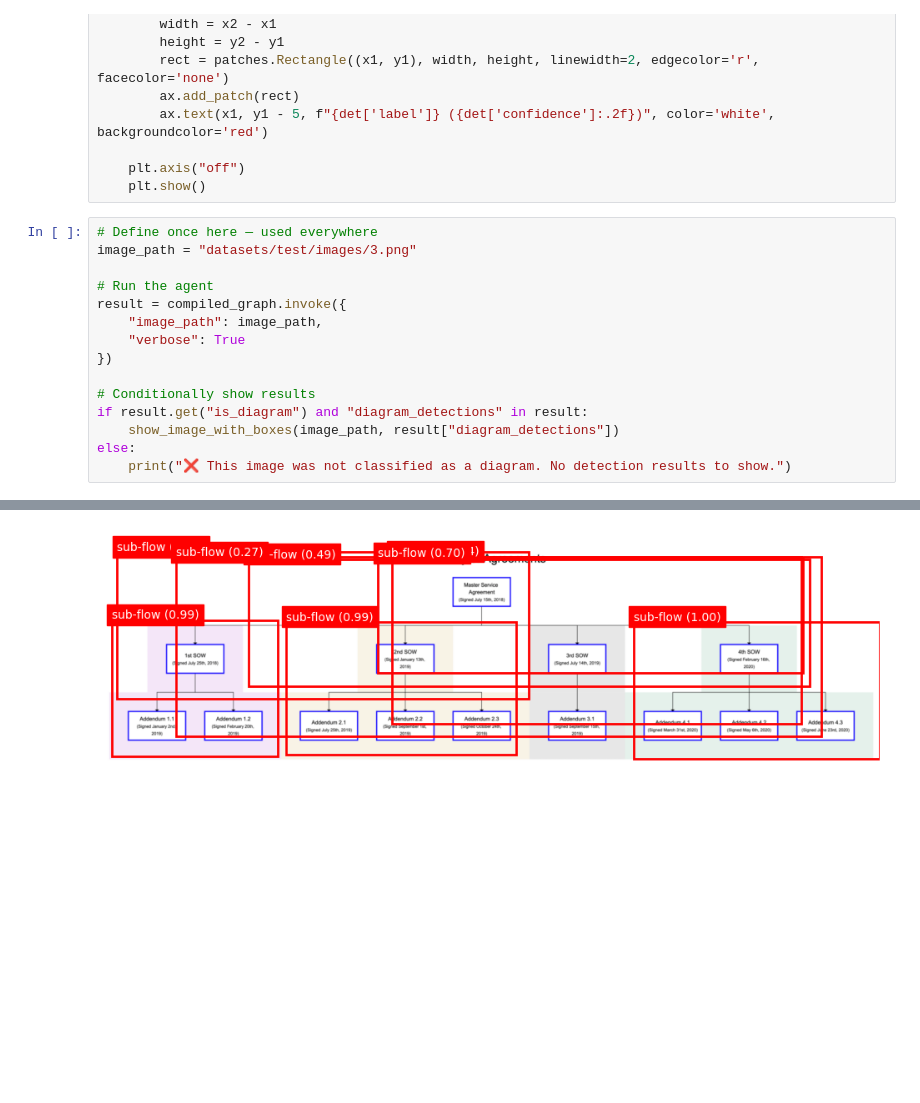
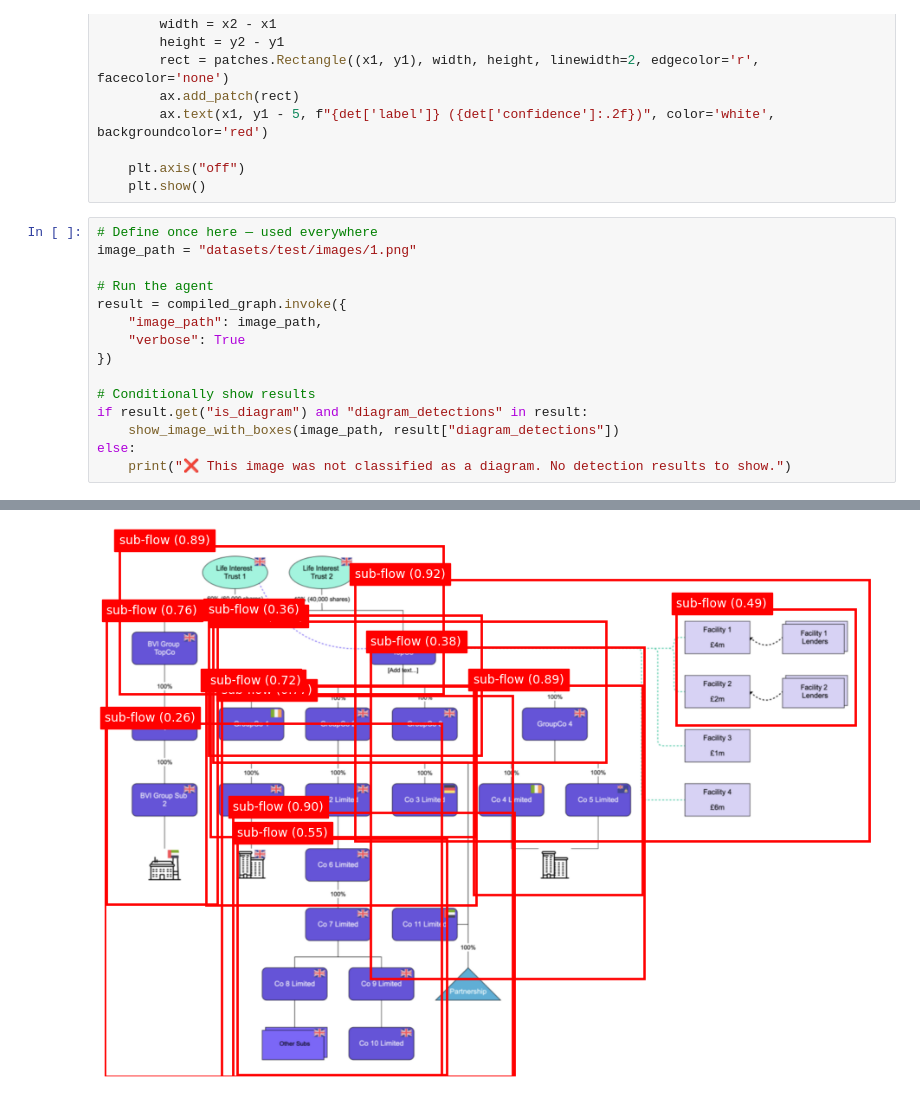
Before and after one commit to isimisi/AIML25-Exam, a Jupyter notebook: notebooks/agent.ipynb, the cells around one changed output, grey strips where cells are left out. Cells and saved outputs as stored; diff of their text form; blank space fills up the shorter version.

```diff
--- a/notebooks/agent.ipynb
+++ b/notebooks/agent.ipynb
@@ -93,7 +93,7 @@ def show_image_with_boxes(image_path, detections):
     plt.show()
 # %%
 # Define once here — used everywhere
-image_path = "datasets/test/images/3.png"
+image_path = "datasets/test/images/1.png"
 
 # Run the agent
 result = compiled_graph.invoke({
@@ -123 +129 @@ Detected: sub-flow at [183.66348266601562, 59.674468994140625, 1843.440673828125
-[figure, old version]
+[figure, new version]
```
Also changed, not shown: parts of 1 cell of this notebook.
